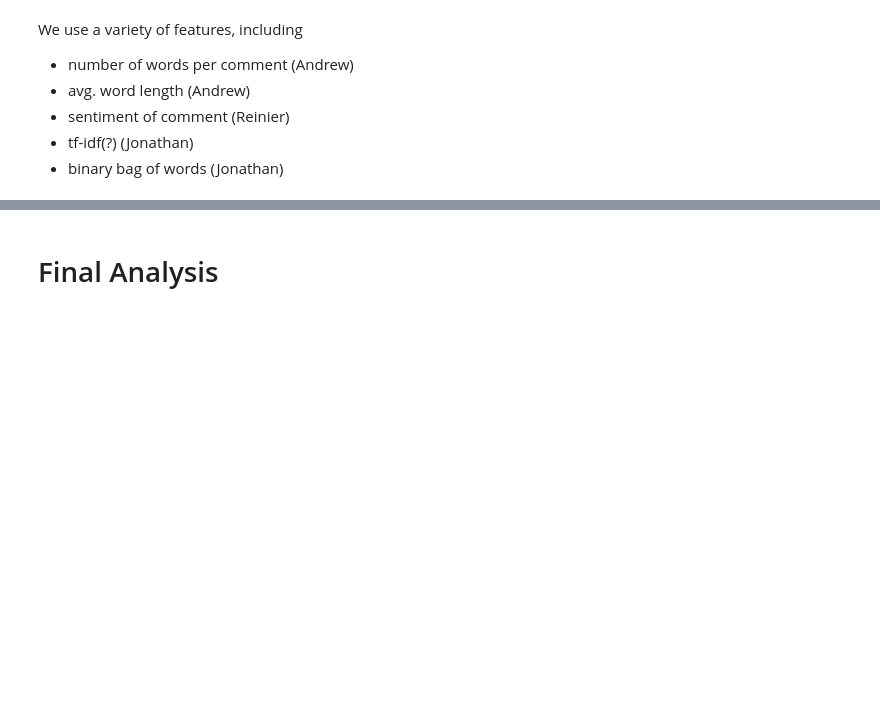
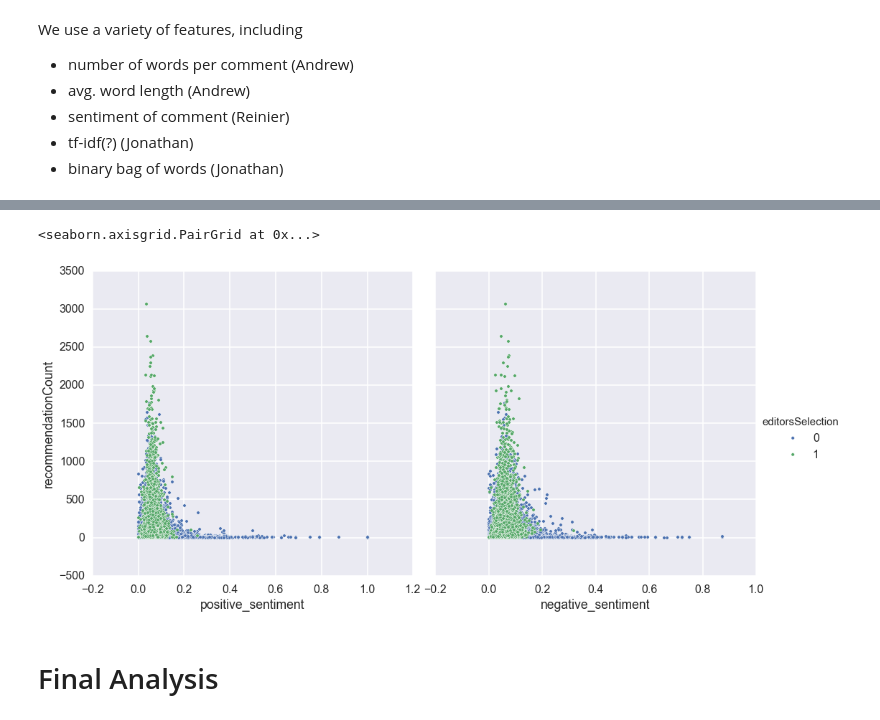
Before and after one commit to CS109-comment/NYTimes-Comment-Popularity-Prediction, a Jupyter notebook: IPython_Process_Notebook.ipynb, the cells around one changed output, grey strips where cells are left out. Drawn from its saved outputs; the diff is of its cells as text; code cells hidden in the pictures; blank space fills up the shorter version.

Commit message:
Sentiment analysis

```diff
--- a/IPython_Process_Notebook.ipynb
+++ b/IPython_Process_Notebook.ipynb
@@ -308,0 +360,33 @@ We use a variety of features, including
+# %%
+# Define function to calculate score per comment (avg. positive and negative scores over words)
+
+sentiment = sentimentdf.to_dict(orient='index')
+delete_characters = re.compile('\W')
+
+def positive_score(comment):
+    commentlist = comment.split(' ')
+    commentlist = map(lambda s: re.sub(delete_characters, '', s).lower(), commentlist)
+    score = 0.0
+    number = 0
+    for word in commentlist:
+        if word in sentiment:
+            score +=sentiment[word]['positive']
+            number += 1
+    if number > 0:
+        return score/number
+    else:
+        return 0
+
+def negative_score(comment):
+    commentlist = comment.split(' ')
+    commentlist = map(lambda s: re.sub(delete_characters, '', s).lower(), commentlist)
+    score = 0.0
+    number = 0
+    for word in commentlist:
+        if word in sentiment:
+            score +=sentiment[word]['negative']
+            number += 1
+    if number > 0:
+        return score/number
+    else:
+        return 0
@@ -308,0 +397,6 @@ We use a variety of features, including
+# %%
+# Now we calculate the sentiment score for each comment
+
+commentsdf['positive_sentiment'] = commentsdf.commentBody.apply(positive_score)
+commentsdf['negative_sentiment'] = commentsdf.commentBody.apply(negative_score)
+commentsdf.head()
@@ -309,2 +410,9 @@ We use a variety of features, including
+# %%
+# Checking if the feature looks valid
+
+sns.pairplot(commentsdf, x_vars=['positive_sentiment', 'negative_sentiment'], y_vars=['recommendationCount'], hue='editorsSelection', size=7)
+# %% [output]
+<seaborn.axisgrid.PairGrid at 0x...>
+[figure, added]
 # %% [markdown]
 # Final Analysis
```
Also changed, not shown: parts of 16 cells of this notebook.
